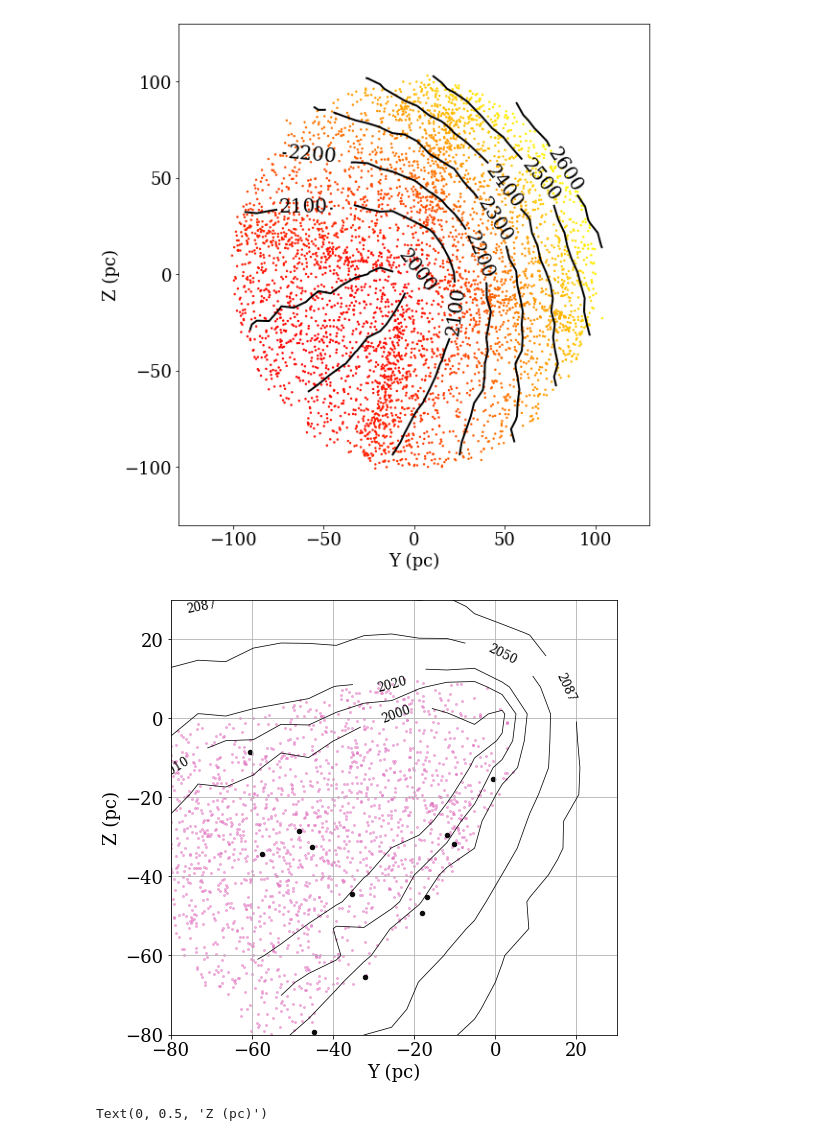
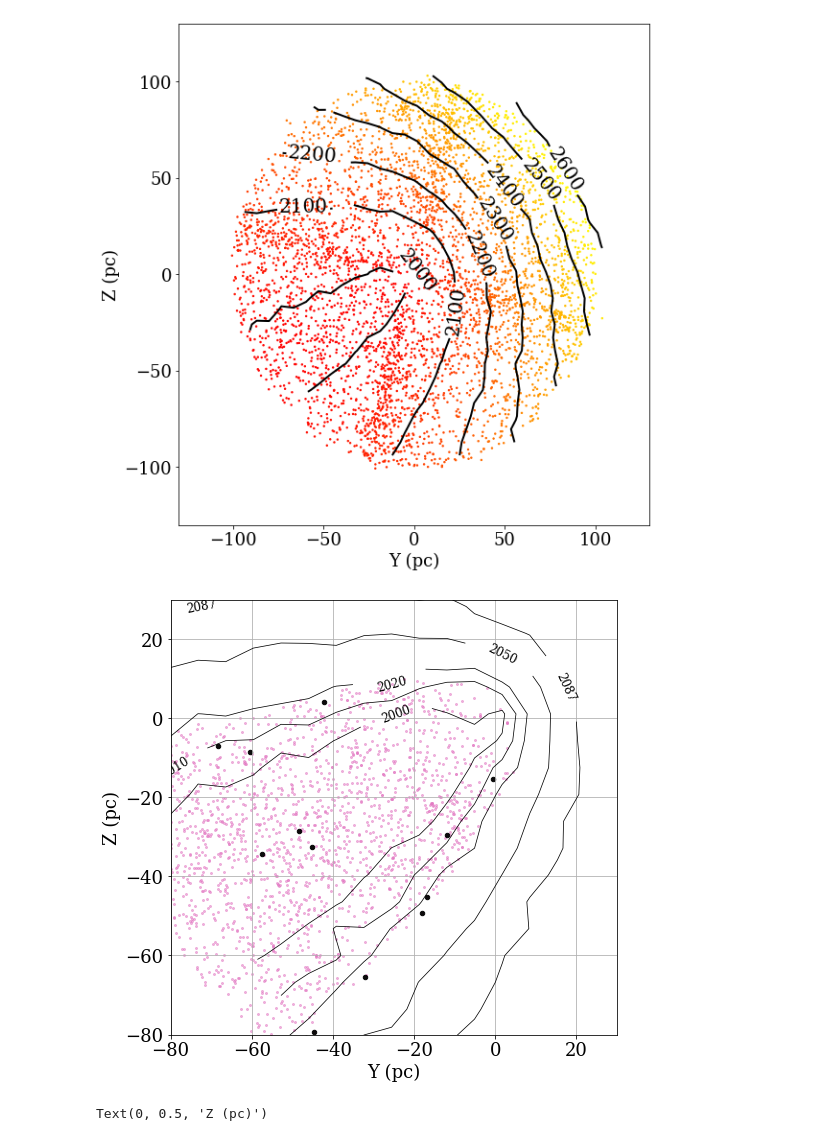
Before and after one commit to anilipour/Gaia-DR3-Time-Domain-SETI, a Jupyter notebook: SN1987A_Ellipsoid_Variable.ipynb, the cells around one changed output. Saved outputs shown, nothing was run; the diff lists cells and outputs as text; code cells hidden in the pictures.

```diff
--- a/SN1987A_Ellipsoid_Variable.ipynb
+++ b/SN1987A_Ellipsoid_Variable.ipynb
@@ -64,7 +64,7 @@ GCNS = Table.read(GCNS_file, format='fits')
 # %%
 c1 = SkyCoord(ra = GCNS['ra'],
               dec = GCNS['dec'],
-              distance = GCNS['dist_50'],
+              distance = GCNS['dist'],
               frame = 'icrs')
 # in degrees, degrees, kpc
 # %%
@@ -108,7 +108,7 @@ print(a-c) # should be half the value of dt above, but in lyr
 # %% [markdown]
 #### GCNS Star Geometric Properties
 # %%
-d1 = (GCNS['dist_50']) # dist to GCNS stars (in kpc)
+d1 = (GCNS['dist']) # dist to GCNS stars (in kpc)
 
 d2 = c1.separation_3d(c0) # dist from all GCNS stars to SN 1987A
 # %%
@@ -191,20 +191,20 @@ Text(0, 0.5, 'Z (pc)')
 
 etime = d2.to('lyr') + d1.to('lyr') - (2*c)
 
-x10 = np.abs(GCNS['xcoord_50']) < 10 # 'slice' through GCNS, with galactocentric |X| < 10 pc
+x10 = np.abs(GCNS['x']) < 10 # 'slice' through GCNS, with galactocentric |X| < 10 pc
 # %%
 sum(x10)
 # %% [output]
 4467
 # %%
-H, xe, ye, bn = binned_statistic_2d(GCNS['ycoord_50'][x10], GCNS['zcoord_50'][x10],
+H, xe, ye, bn = binned_statistic_2d(GCNS['y'][x10], GCNS['z'][x10],
                                     values = etime[x10].value + t0.decimalyear,
                                     statistic='mean', bins=30) # mean binning for contours
 XX, YY = np.meshgrid(xe, ye)
 
 
 plt.figure(figsize=(8,8), constrained_layout=True)
-plt.scatter(GCNS['ycoord_50'][x10], GCNS['zcoord_50'][x10],
+plt.scatter(GCNS['y'][x10], GCNS['z'][x10],
             c=(etime[x10].value + t0.decimalyear), cmap=plt.cm.autumn, rasterized=True, s=2)
 # contour (c) is the time (d2 + r - 2c) plus the time when the event was observed on Earth (1987)
 
@@ -224,17 +224,17 @@ plt.show()
 # %%
 plt.figure(figsize=(8,8))
 
-plt.scatter(GCNS['ycoord_50'][EYES], GCNS['zcoord_50'][EYES], c='C6', s=4, alpha=0.5, rasterized=True)
-plt.scatter(GCNS['ycoord_50'][OYES], GCNS['zcoord_50'][OYES], c='k', s=20, alpha=0.95, rasterized=True)
+plt.scatter(GCNS['y'][EYES], GCNS['z'][EYES], c='C6', s=4, alpha=0.5, rasterized=True)
+plt.scatter(GCNS['y'][OYES], GCNS['z'][OYES], c='k', s=20, alpha=0.95, rasterized=True)
 
 plt.xlabel('Y (pc)')
 plt.ylabel('Z (pc)')
 cs = plt.contour(xe[1:], ye[1:], H.T, colors='k', linewidths=0.75, levels=[2000, 2010, 2020, 2050, 2087])
 plt.clabel(cs, fontsize=12)
 
 plt.xlim(-80, 30)
 plt.ylim(-80, 30)
 plt.grid(True)
 # %% [output]
-[figure, old version]
+[figure, new version]
 # %%
```
Also changed, not shown: parts of 16 cells of this notebook, 2 other files.
